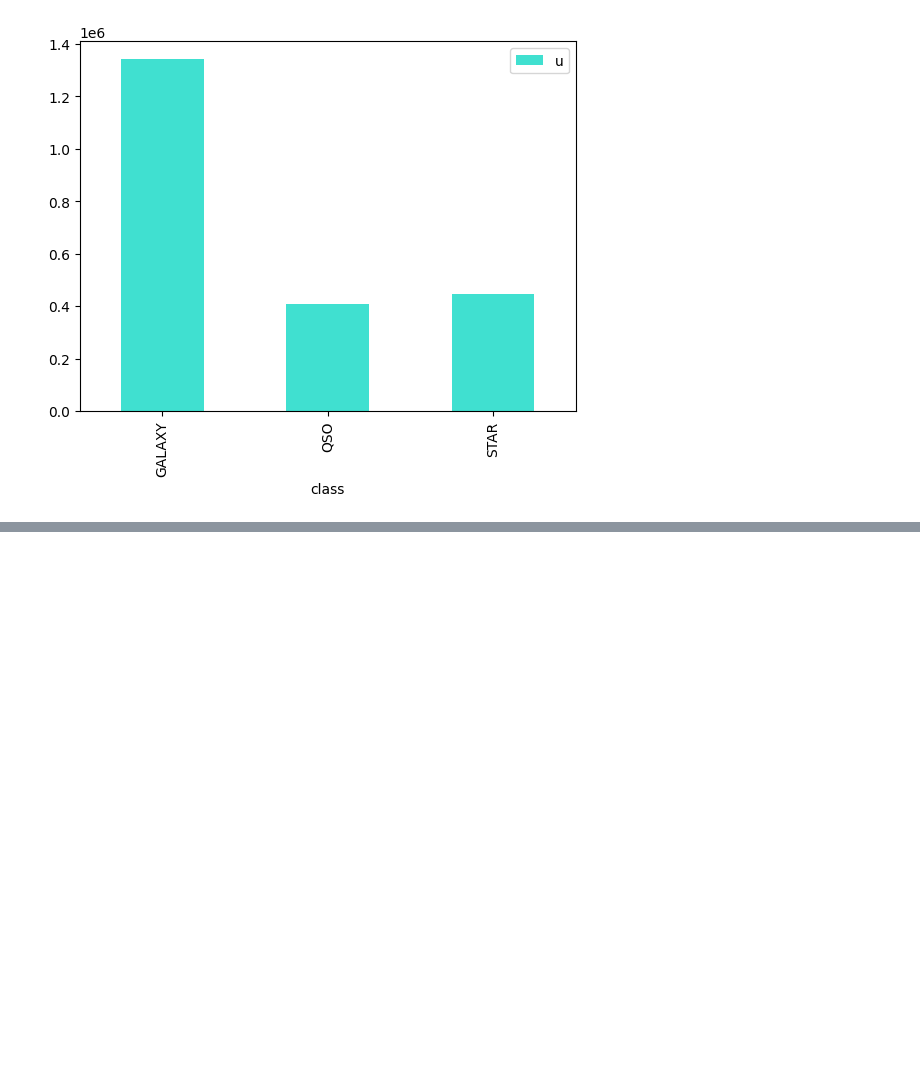
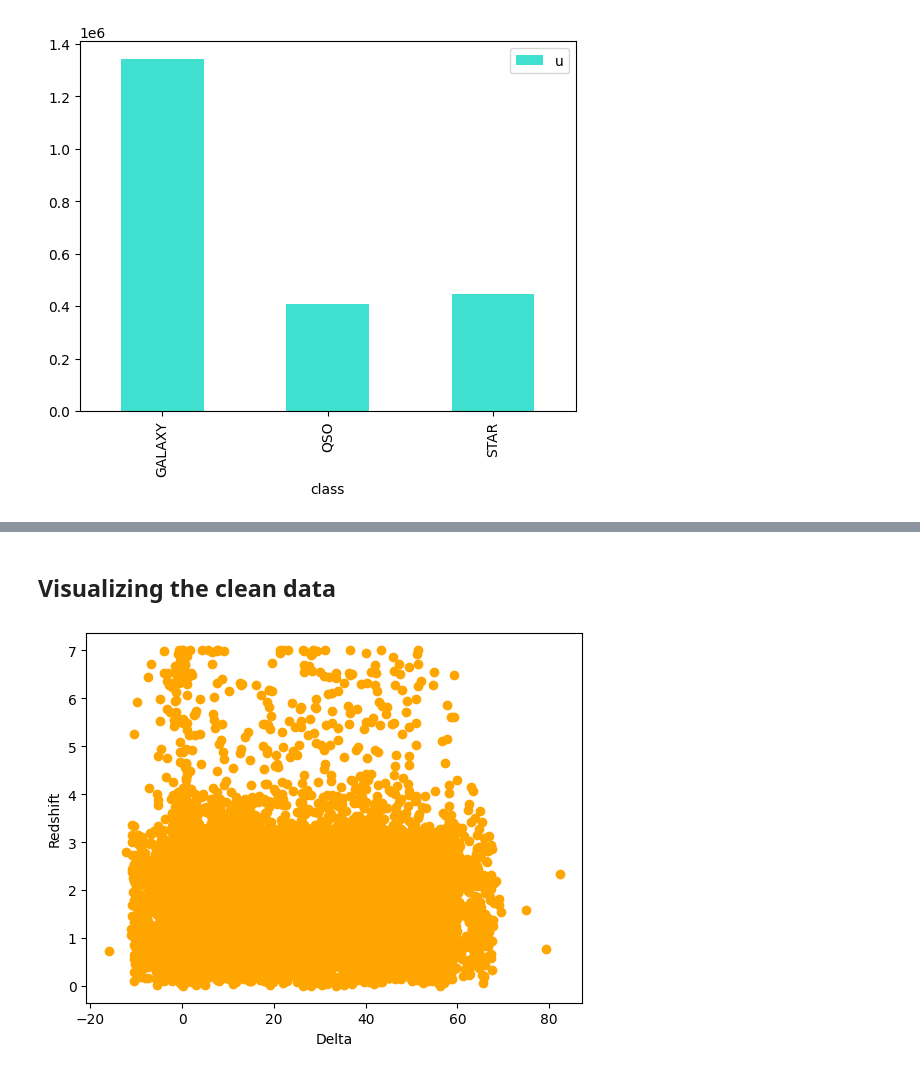
Before and after one commit to januaryeve/Stellar_Classification, a Jupyter notebook: Stellar_Classification_Code.ipynb, the cells around one changed output, grey strips where cells are left out. Saved outputs shown, nothing was run; the diff lists cells and outputs as text; code cells hidden in the pictures; blank space fills up the shorter version.

```diff
--- a/Stellar_Classification_Code.ipynb
+++ b/Stellar_Classification_Code.ipynb
@@ -77,0 +103,4 @@ plt.show()
+# %%
+#Removing unwanted columns
+
+df.drop(['run_ID', 'rerun_ID', 'obj_ID', 'spec_obj_ID', 'plate', 'MJD', 'fiber_ID', 'cam_col'], axis=1, inplace=True)
@@ -77,0 +127,10 @@ plt.show()
+# %%
+#dropping galaxies and stars from the set
+
+
+
+df.drop(df.loc[df['class']==str('GALAXY')].index, inplace=True)
+df.drop(df.loc[df['class']==str('STAR')].index, inplace=True)
+
+
+df.head(20)
@@ -77,0 +155,13 @@ plt.show()
+# %% [markdown]
+## Visualizing the clean data
+# %%
+#Plotting delta and redshift for only quasar observations
+
+x=df['delta']
+y=df['redshift']
+plt.scatter(x,y, c='orange')
+plt.xlabel('Delta')
+plt.ylabel('Redshift')
+plt.show()
+# %% [output]
+[figure, added]
```
Also changed, not shown: parts of 8 cells of this notebook.
